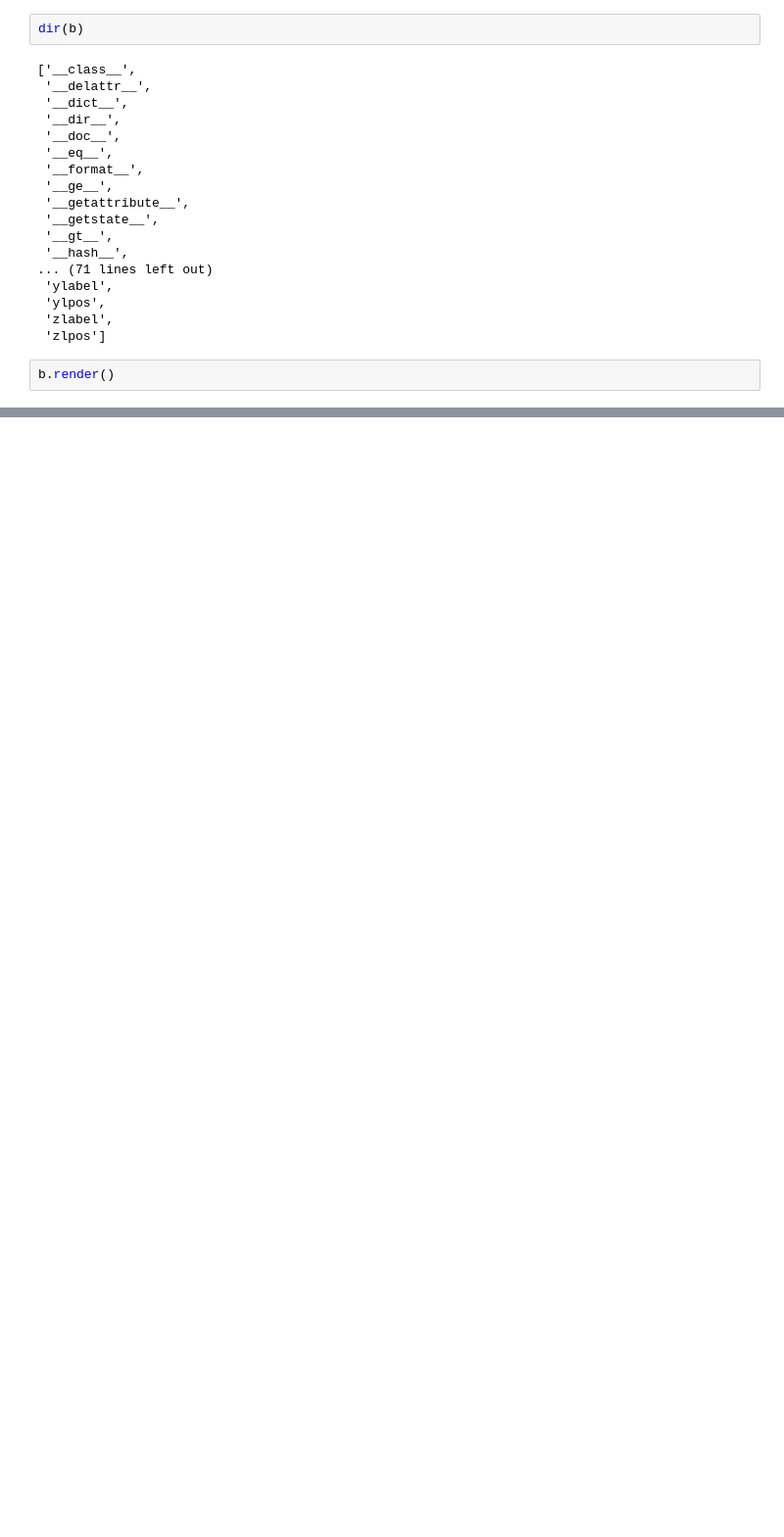
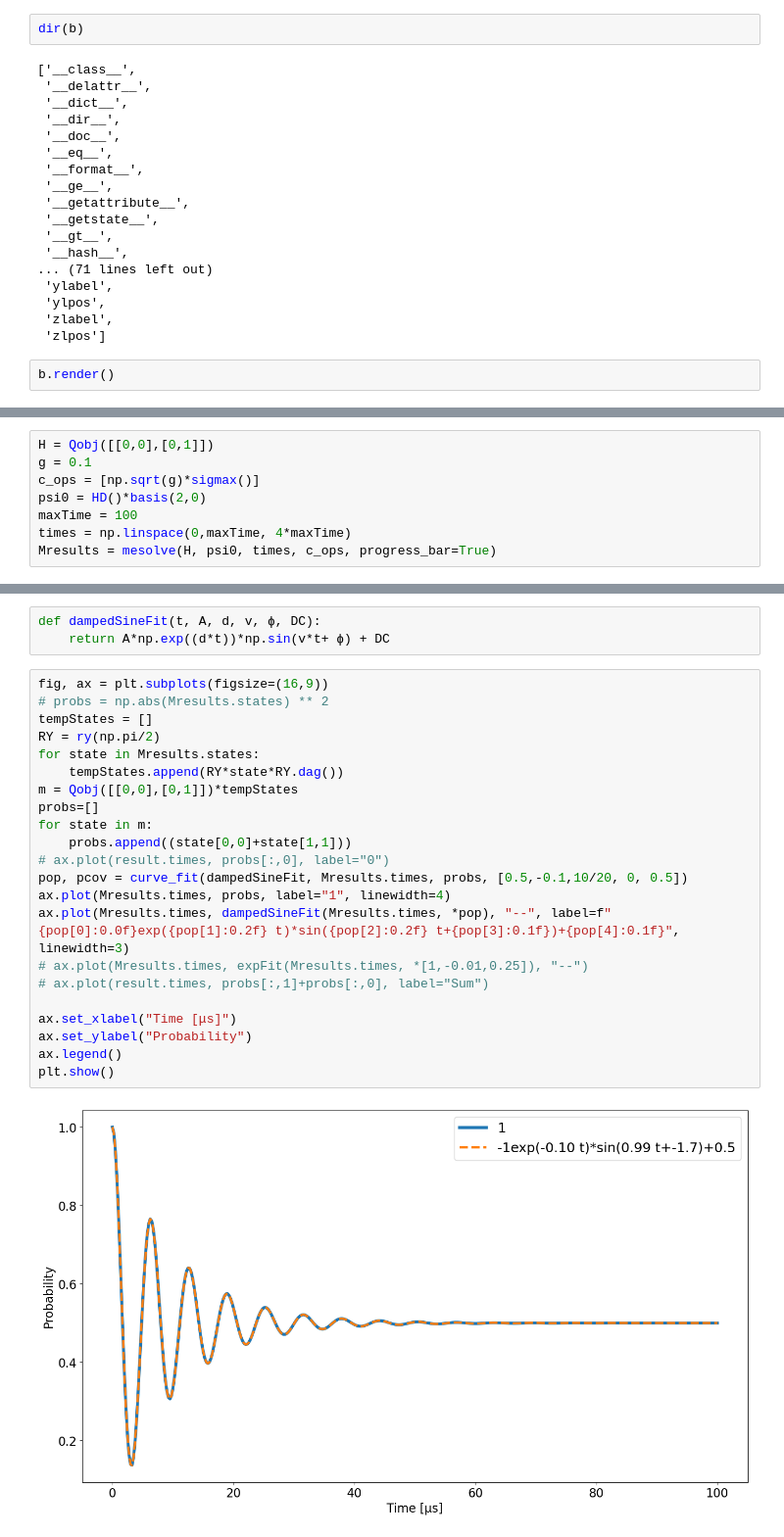
Before and after one commit to ZakEspley/TLS-Intro, a Jupyter notebook: QuTIP/DualField.ipynb, the cells around one changed output, grey strips where cells are left out. Shown at 98% size. Saved outputs shown, nothing was run; the diff lists cells and outputs as text; blank space fills up the shorter version.

```diff
--- a/QuTIP/DualField.ipynb
+++ b/QuTIP/DualField.ipynb
@@ -230,0 +323,8 @@ b.render()
+# %%
+H = Qobj([[0,0],[0,1]])
+g = 0.1
+c_ops = [np.sqrt(g)*sigmax()]
+psi0 = HD()*basis(2,0)
+maxTime = 100
+times = np.linspace(0,maxTime, 4*maxTime)
+Mresults = mesolve(H, psi0, times, c_ops, progress_bar=True)
@@ -230,0 +349,27 @@ b.render()
+# %%
+def dampedSineFit(t, A, d, v, ϕ, DC):
+    return A*np.exp((d*t))*np.sin(v*t+ ϕ) + DC
+# %%
+fig, ax = plt.subplots(figsize=(16,9))
+# probs = np.abs(Mresults.states) ** 2
+tempStates = []
+RY = ry(np.pi/2)
+for state in Mresults.states:
+    tempStates.append(RY*state*RY.dag())
+m = Qobj([[0,0],[0,1]])*tempStates
+probs=[]
+for state in m:
+    probs.append((state[0,0]+state[1,1]))
+# ax.plot(result.times, probs[:,0], label="0")
+pop, pcov = curve_fit(dampedSineFit, Mresults.times, probs, [0.5,-0.1,10/20, 0, 0.5])
+ax.plot(Mresults.times, probs, label="1", linewidth=4)
+ax.plot(Mresults.times, dampedSineFit(Mresults.times, *pop), "--", label=f"{pop[0]:0.0f}exp({pop[1]:0.2f} t)*sin({pop[2]:0.2f} t+{pop[3]:0.1f})+{pop[4]:0.1f}", linewidth=3)
+# ax.plot(Mresults.times, expFit(Mresults.times, *[1,-0.01,0.25]), "--")
+# ax.plot(result.times, probs[:,1]+probs[:,0], label="Sum")
+
+ax.set_xlabel("Time [μs]")
+ax.set_ylabel("Probability")
+ax.legend()
+plt.show()
+# %% [output]
+[figure, added]
```
Also changed, not shown: parts of 40 cells of this notebook.
